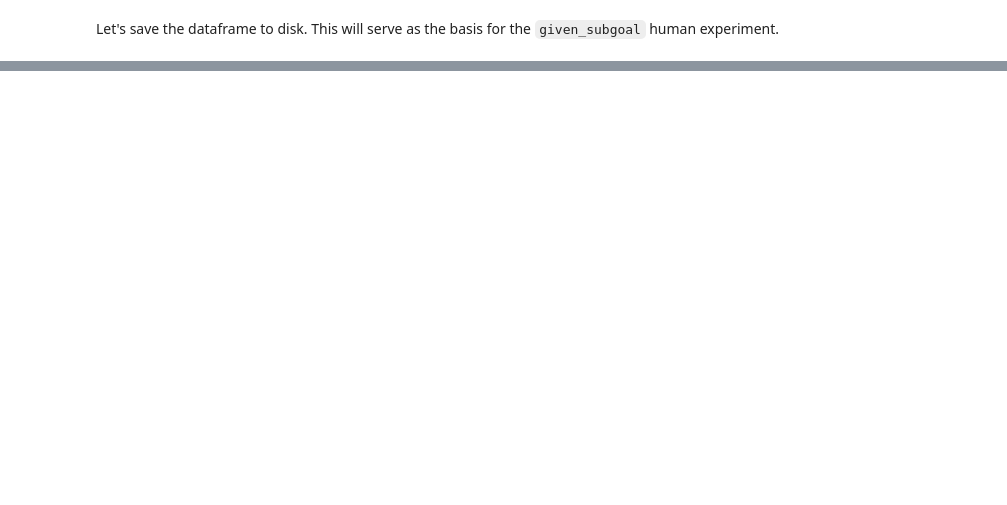
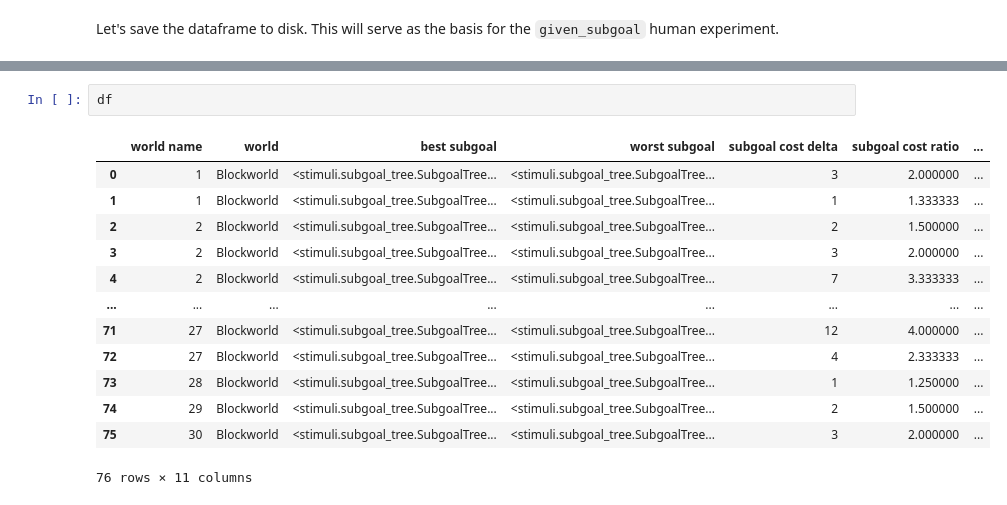
Before and after one commit to cogtoolslab/projection_block_construction, a Jupyter notebook: stimuli/AB_choice_experiment_stim_generation.ipynb, the cells around one changed output, grey strips where cells are left out. Drawn from its saved outputs; the diff is of its cells as text; blank space fills up the shorter version.

```diff
--- a/stimuli/AB_choice_experiment_stim_generation.ipynb
+++ b/stimuli/AB_choice_experiment_stim_generation.ipynb
@@ -236,3 +282,19 @@ Let's save the dataframe to disk. This will serve as the basis for the `given_su
+# %%
+df
+# %% [output]
+|  | world name | world | best subgoal | worst subgoal | subgoal cost delta | subgoal cost ratio | ... |
+| 0 | 1 | Blockworld | <stimuli.subgoal_tree.SubgoalTree... | <stimuli.subgoal_tree.SubgoalTree... | 3 | 2.000000 | ... |
+| 1 | 1 | Blockworld | <stimuli.subgoal_tree.SubgoalTree... | <stimuli.subgoal_tree.SubgoalTree... | 1 | 1.333333 | ... |
+| 2 | 2 | Blockworld | <stimuli.subgoal_tree.SubgoalTree... | <stimuli.subgoal_tree.SubgoalTree... | 2 | 1.500000 | ... |
+| 3 | 2 | Blockworld | <stimuli.subgoal_tree.SubgoalTree... | <stimuli.subgoal_tree.SubgoalTree... | 3 | 2.000000 | ... |
+| 4 | 2 | Blockworld | <stimuli.subgoal_tree.SubgoalTree... | <stimuli.subgoal_tree.SubgoalTree... | 7 | 3.333333 | ... |
+| ... | ... | ... | ... | ... | ... | ... | ... |
+| 71 | 27 | Blockworld | <stimuli.subgoal_tree.SubgoalTree... | <stimuli.subgoal_tree.SubgoalTree... | 12 | 4.000000 | ... |
+| 72 | 27 | Blockworld | <stimuli.subgoal_tree.SubgoalTree... | <stimuli.subgoal_tree.SubgoalTree... | 4 | 2.333333 | ... |
+| 73 | 28 | Blockworld | <stimuli.subgoal_tree.SubgoalTree... | <stimuli.subgoal_tree.SubgoalTree... | 1 | 1.250000 | ... |
+| 74 | 29 | Blockworld | <stimuli.subgoal_tree.SubgoalTree... | <stimuli.subgoal_tree.SubgoalTree... | 2 | 1.500000 | ... |
+| 75 | 30 | Blockworld | <stimuli.subgoal_tree.SubgoalTree... | <stimuli.subgoal_tree.SubgoalTree... | 3 | 2.000000 | ... |
+76 rows × 11 columns
 # %%
 df.to_pickle("most divergent subgoals {}.pkl".format(date))
 print('Saved to "most divergent subgoals {}.pkl"'.format(date))
```
Also changed, not shown: parts of 18 cells of this notebook, 1 other file.
